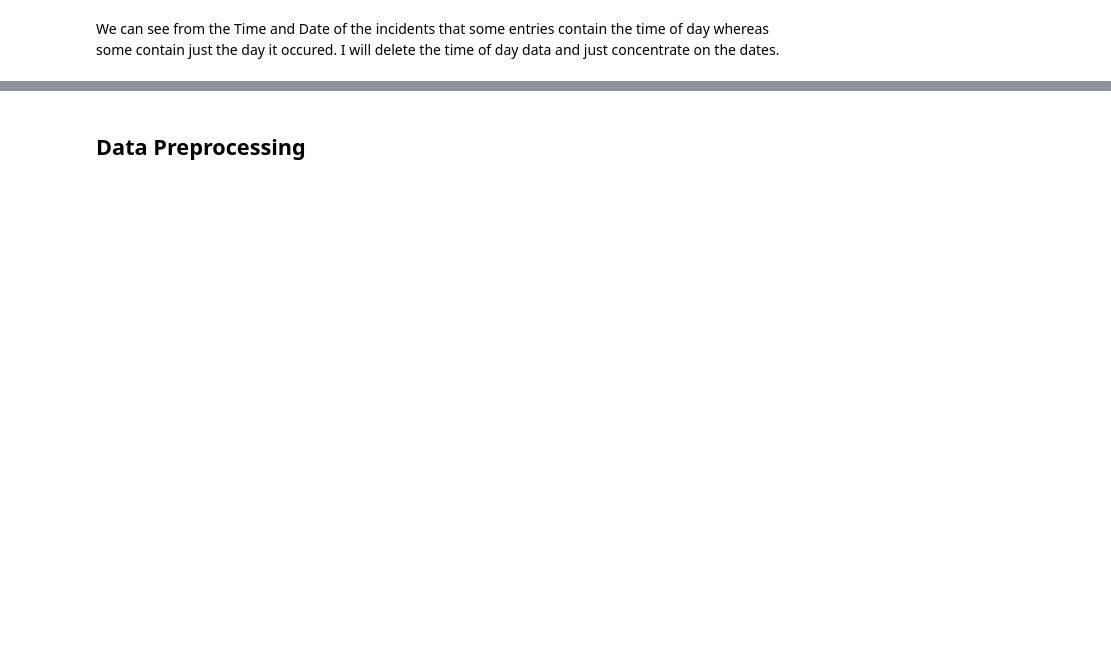
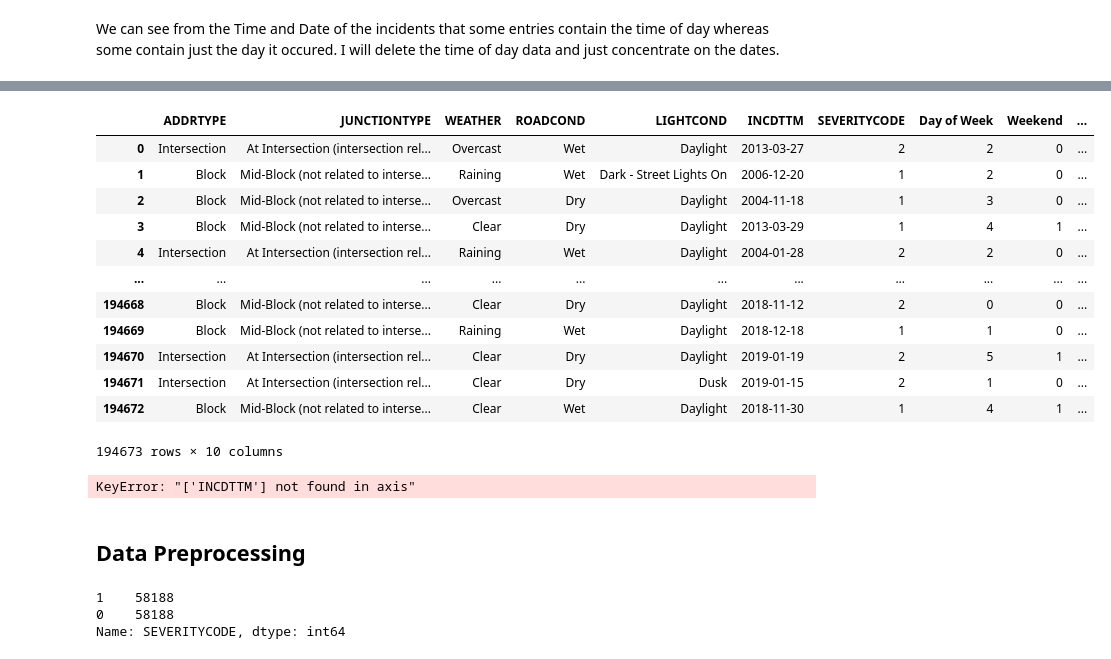
Before and after one commit to MisterCarter/Coursera_Capstone, a Jupyter notebook: Scripts/Coursera Capstone.ipynb, the cells around one changed output, grey strips where cells are left out. Cells and saved outputs as stored; diff of their text form; code cells hidden in the pictures; blank space fills up the shorter version.

Commit message:
Added Holidays & Weekends as Catergorical Variables. Also started the preprocessing and model fitting stage. LR with GridSearchCV completed

```diff
--- a/Scripts/Coursera Capstone.ipynb
+++ b/Scripts/Coursera Capstone.ipynb
@@ -220,2 +200,3 @@ Name: INCDTTM, Length: 366, dtype: int64
 # %%
-df["INCDTTM"]= df["INCDTTM"].str.rsplit("/", n = 1, expand = True)
+#df["INCDTTM"]= df["INCDTTM"].str.rsplit("/", n = 1, expand = True)
+df = df[df['INCDTTM'].notna().notnull()]
@@ -228,8 +203,9 @@ See the caveats in the documentation: https://pandas.pydata.org/pandas-docs/stab
 # %%
-df['INCDTTM'].value_counts() ### IDEALLY I WOULD SPLIT DATES INTO 3 CATEGORIES: HOLIDAYS & FESTIVES, WORK DAYS, WEEKEND. DAYS IMMEDIATELY AFTER
+# df['INCDTTM'].value_counts() ### IDEALLY I WOULD SPLIT DATES INTO 3 CATEGORIES: HOLIDAYS & FESTIVES, WORK DAYS, WEEKEND. DAYS IMMEDIATELY AFTER
 ## A BIG HOLIDAY EVENT ALSO NOTED. ESPECIALLY EVENING AFTER BIG NATIONAL/LOCAL EVENTS (USUALLY PPL DRIVING HOME IN THE EVENING AFTER THE CELEBRATION)
 
 ##I WOULD ALSO USE THE TIME DATA TO FIGURE OUT IF THE ACCIDENT OCCURED AT NIGHT, RUSH HOUR or whether the accident occured outside of these times
 ### making these three categories. RUSH HOUR =more traffic, night time= less visibilty and higher cahnce of user error due to tiredness or alcohol related...
 ### THE REMAINING CATEGORY WOULD BE THE REMAINDER OF NIGHT & AND RUSH HOUR CATEGORIES
 ### Due to time constraints I will only use the dates without the years, and I will not create extra categories (although this would be the best practice)
+df['INCDTTM'] = pd.to_datetime(df['INCDTTM'], format = '%m/%d/%Y', errors='coerce')
@@ -264,0 +212,5 @@ df
+# %%
+df['Day of Week']=df['INCDTTM'].dt.dayofweek
+
+df['Weekend'] = df['Day of Week'].apply(lambda x: 1 if (x>3)  else 0)
+df
@@ -264,0 +231,30 @@ df
+# %%
+us_holidays = holidays.UnitedStates() ### CREATING A NEW COLUMN DISPLAYING WETHER THAT DAY WAS A US HOLIDAY OR NOT
+
+lst = []
+for i in df['INCDTTM']:  ## I ITERATE THROUGH THE COLUMN AND SEE WETHER THE DATE ON THE DATAFRAME COINCIDES WITH A US HOLIDAY. IF IT IS TRUE I
+    if i in us_holidays: #### APPEND TRUE TO THE LIST CREATED ABOVE. IF IT DOESNT I APPEND FALSE
+        x = 'True'
+        lst.append(x)
+    else:
+        y = 'False'
+        lst.append(y)
+
+df['Holidays'] = pd.DataFrame(lst) ## IT WORKS!
+df['Holidays'] = df['Holidays'].apply(lambda x:0 if x=='False' else x)
+df['Holidays'] = df['Holidays'].apply(lambda x:1 if x=='True' else x) #### 0 = False and 1 = True
+df
+# %% [output]
+|  | ADDRTYPE | JUNCTIONTYPE | WEATHER | ROADCOND | LIGHTCOND | INCDTTM | SEVERITYCODE | Day of Week | Weekend | ... |
+| 0 | Intersection | At Intersection (intersection rel... | Overcast | Wet | Daylight | 2013-03-27 | 2 | 2 | 0 | ... |
+| 1 | Block | Mid-Block (not related to interse... | Raining | Wet | Dark - Street Lights On | 2006-12-20 | 1 | 2 | 0 | ... |
+| 2 | Block | Mid-Block (not related to interse... | Overcast | Dry | Daylight | 2004-11-18 | 1 | 3 | 0 | ... |
+| 3 | Block | Mid-Block (not related to interse... | Clear | Dry | Daylight | 2013-03-29 | 1 | 4 | 1 | ... |
+| 4 | Intersection | At Intersection (intersection rel... | Raining | Wet | Daylight | 2004-01-28 | 2 | 2 | 0 | ... |
+| ... | ... | ... | ... | ... | ... | ... | ... | ... | ... | ... |
+| 194668 | Block | Mid-Block (not related to interse... | Clear | Dry | Daylight | 2018-11-12 | 2 | 0 | 0 | ... |
+| 194669 | Block | Mid-Block (not related to interse... | Raining | Wet | Daylight | 2018-12-18 | 1 | 1 | 0 | ... |
+| 194670 | Intersection | At Intersection (intersection rel... | Clear | Dry | Daylight | 2019-01-19 | 2 | 5 | 1 | ... |
+| 194671 | Intersection | At Intersection (intersection rel... | Clear | Dry | Dusk | 2019-01-15 | 2 | 1 | 0 | ... |
+| 194672 | Block | Mid-Block (not related to interse... | Clear | Wet | Daylight | 2018-11-30 | 1 | 4 | 1 | ... |
+194673 rows × 10 columns
@@ -265,2 +266,6 @@ df
+# %%
+df.drop(['INCDTTM'], axis=1 ,inplace=True)
+# %% [output]
+KeyError: "['INCDTTM'] not found in axis"
 # %% [markdown]
 ## Data Preprocessing
@@ -269,0 +272,11 @@ y = df[['SEVERITYCODE']]
+# %%
+df_maj = df[df.SEVERITYCODE == 0] ## I MUST REDUCE THE BIAS BEFORE SPLITTING
+df_min = df[df.SEVERITYCODE == 1]
+
+df_resampled = resample(df_maj, replace=False, n_samples=58188, random_state=4)
+df_final= pd.concat([df_resampled, df_min])
+df_final.SEVERITYCODE.value_counts()  ## WE CAN SEE THAT THE DATA IS NOW UNBIASED. DOWNSIDE ID TAHT WE HAVE LOST DATA IN THE PROCESS.
+# %% [output]
+1    58188
+0    58188
+Name: SEVERITYCODE, dtype: int64
```
Also changed, not shown: parts of 24 cells of this notebook.
